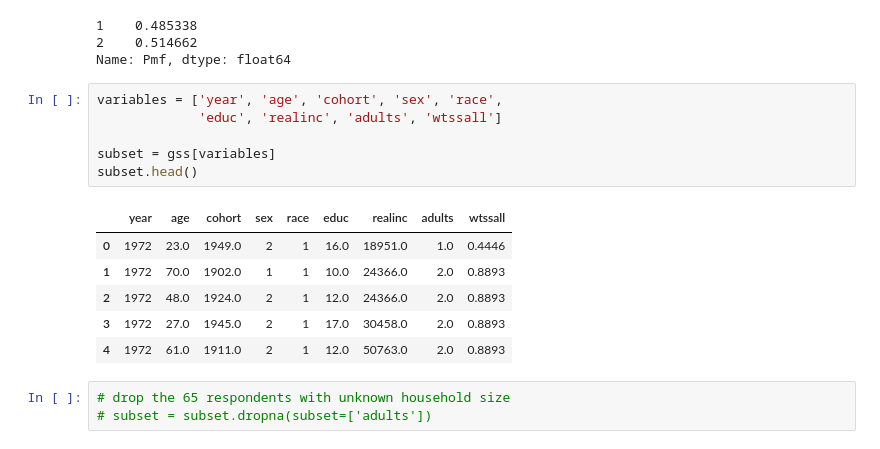
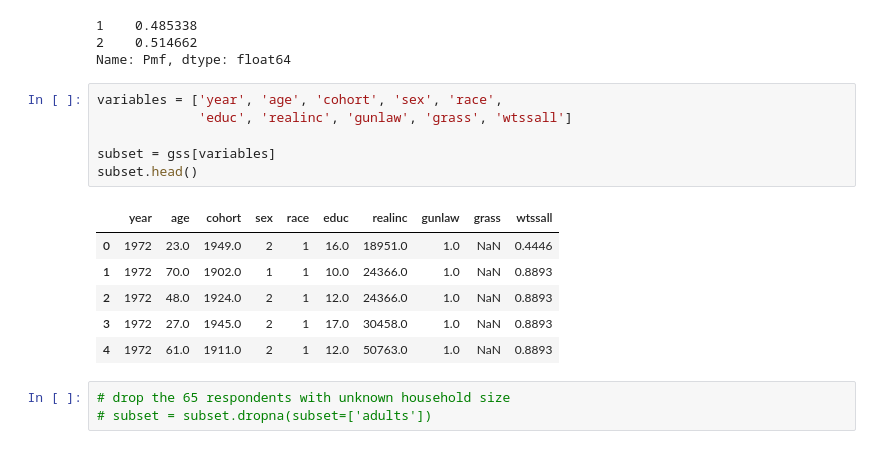
Before and after one commit to AllenDowney/ExploratoryDataAnalysis, a Jupyter notebook: gss_validate.ipynb, the cells around one changed output. Cells and saved outputs as stored; diff of their text form.

```diff
--- a/gss_validate.ipynb
+++ b/gss_validate.ipynb
@@ -226,17 +234,17 @@ pmf
 Name: Pmf, dtype: float64
 # %%
 variables = ['year', 'age', 'cohort', 'sex', 'race',
-             'educ', 'realinc', 'adults', 'wtssall']
+             'educ', 'realinc', 'gunlaw', 'grass', 'wtssall']
 
 subset = gss[variables]
 subset.head()
 # %% [output]
-|  | year | age | cohort | sex | race | educ | realinc | adults | wtssall |
-| 0 | 1972 | 23.0 | 1949.0 | 2 | 1 | 16.0 | 18951.0 | 1.0 | 0.4446 |
-| 1 | 1972 | 70.0 | 1902.0 | 1 | 1 | 10.0 | 24366.0 | 2.0 | 0.8893 |
-| 2 | 1972 | 48.0 | 1924.0 | 2 | 1 | 12.0 | 24366.0 | 2.0 | 0.8893 |
-| 3 | 1972 | 27.0 | 1945.0 | 2 | 1 | 17.0 | 30458.0 | 2.0 | 0.8893 |
-| 4 | 1972 | 61.0 | 1911.0 | 2 | 1 | 12.0 | 50763.0 | 2.0 | 0.8893 |
+|  | year | age | cohort | sex | race | educ | realinc | gunlaw | grass | wtssall |
+| 0 | 1972 | 23.0 | 1949.0 | 2 | 1 | 16.0 | 18951.0 | 1.0 | NaN | 0.4446 |
+| 1 | 1972 | 70.0 | 1902.0 | 1 | 1 | 10.0 | 24366.0 | 1.0 | NaN | 0.8893 |
+| 2 | 1972 | 48.0 | 1924.0 | 2 | 1 | 12.0 | 24366.0 | 1.0 | NaN | 0.8893 |
+| 3 | 1972 | 27.0 | 1945.0 | 2 | 1 | 17.0 | 30458.0 | 1.0 | NaN | 0.8893 |
+| 4 | 1972 | 61.0 | 1911.0 | 2 | 1 | 12.0 | 50763.0 | 1.0 | NaN | 0.8893 |
 # %%
 # drop the 65 respondents with unknown household size
 # subset = subset.dropna(subset=['adults'])
```
Also changed, not shown: parts of 5 cells of this notebook, 2 other files.
